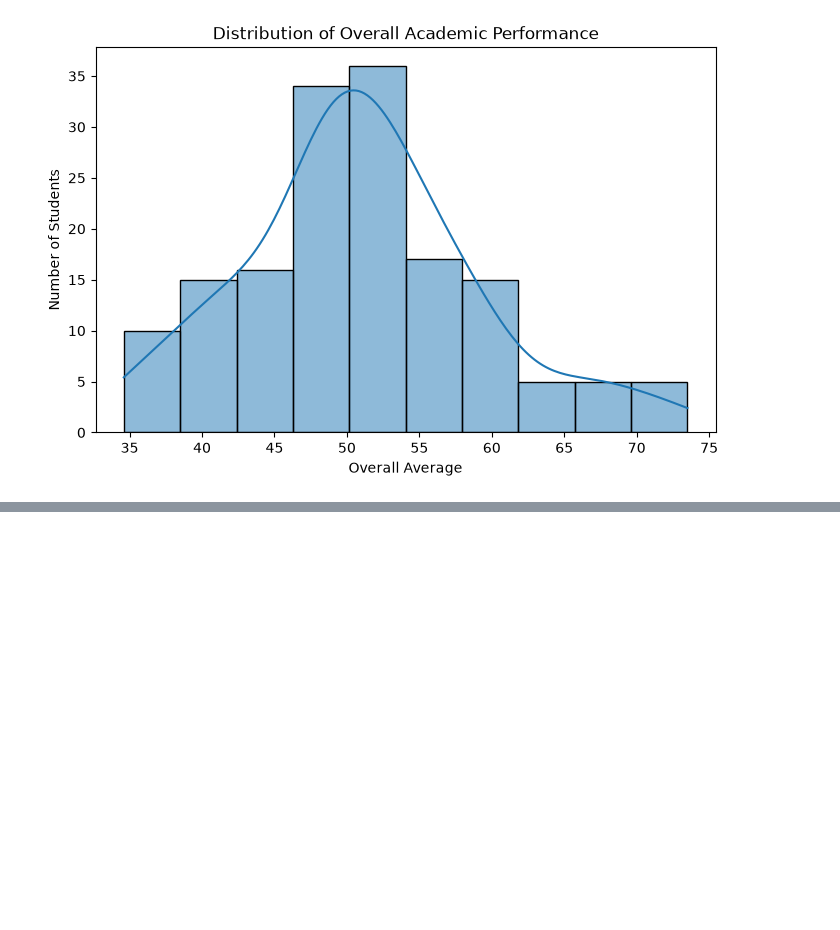
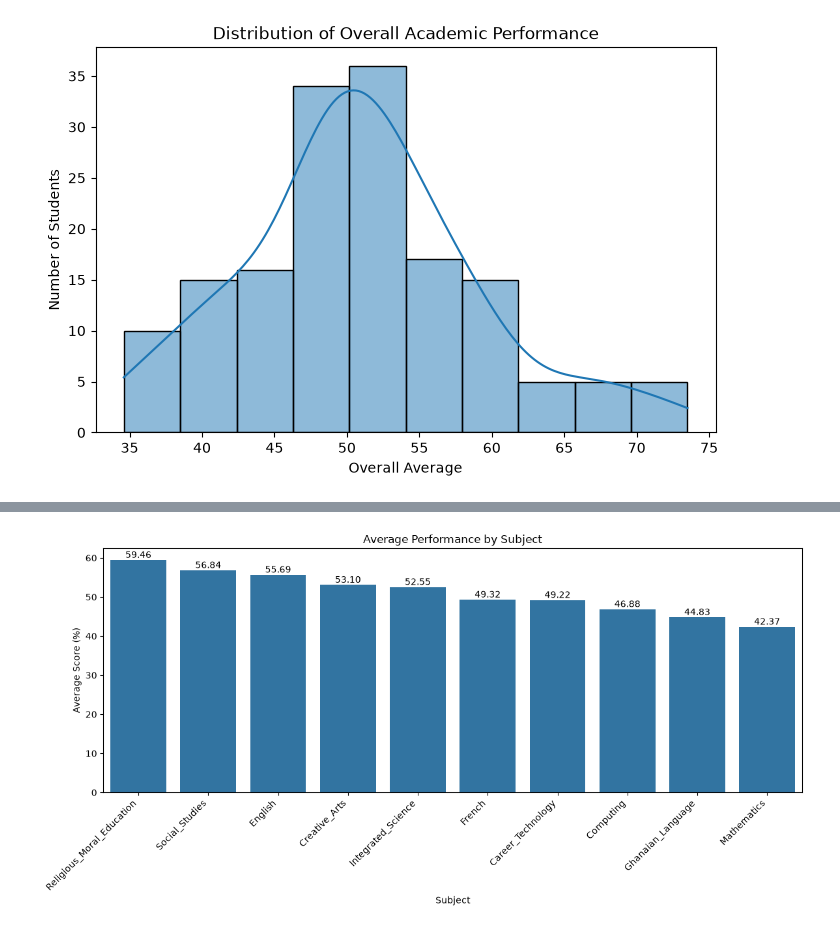
Before and after one commit to KamalIbrahim01/educational-analytics-capstone, a Jupyter notebook: notebooks/05_Educational_Analytics_EDA.ipynb, the cells around one changed output, grey strips where cells are left out. Cells and saved outputs as stored; diff of their text form; code cells hidden in the pictures; blank space fills up the shorter version.

```diff
--- a/notebooks/05_Educational_Analytics_EDA.ipynb
+++ b/notebooks/05_Educational_Analytics_EDA.ipynb
@@ -231,0 +306,39 @@ Overall, the results indicate that most students are performing at a moderate le
+# %%
+subject_means = (
+    performance[
+        [
+            "English",
+            "Mathematics",
+            "Integrated_Science",
+            "Computing",
+            "Creative_Arts",
+            "Career_Technology",
+            "French",
+            "Ghanaian_Language",
+            "Religious_Moral_Education",
+            "Social_Studies",
+        ]
+    ]
+    .mean()
+    .sort_values(ascending=False)
+)
+
+plt.figure(figsize=(12,6))
+
+ax = sns.barplot(
+    x=subject_means.index,
+    y=subject_means.values
+)
+
+for container in ax.containers:
+    ax.bar_label(container, fmt="%.2f")
+
+plt.xticks(rotation=45, ha="right")
+plt.title("Average Performance by Subject")
+plt.xlabel("Subject")
+plt.ylabel("Average Score (%)")
+
+plt.tight_layout()
+plt.show()
+# %% [output]
+[figure, added]
```
Also changed, not shown: parts of 37 cells of this notebook.
